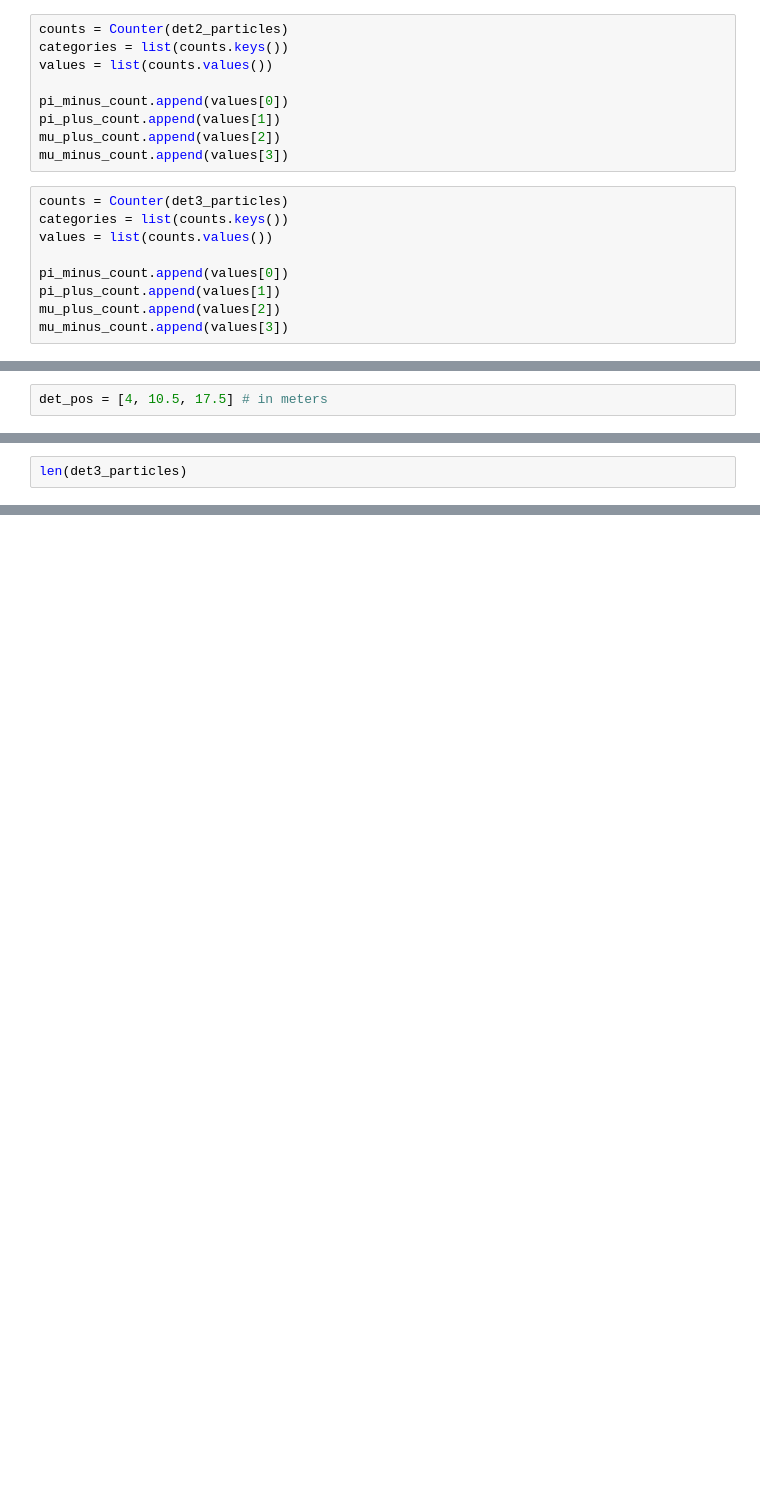
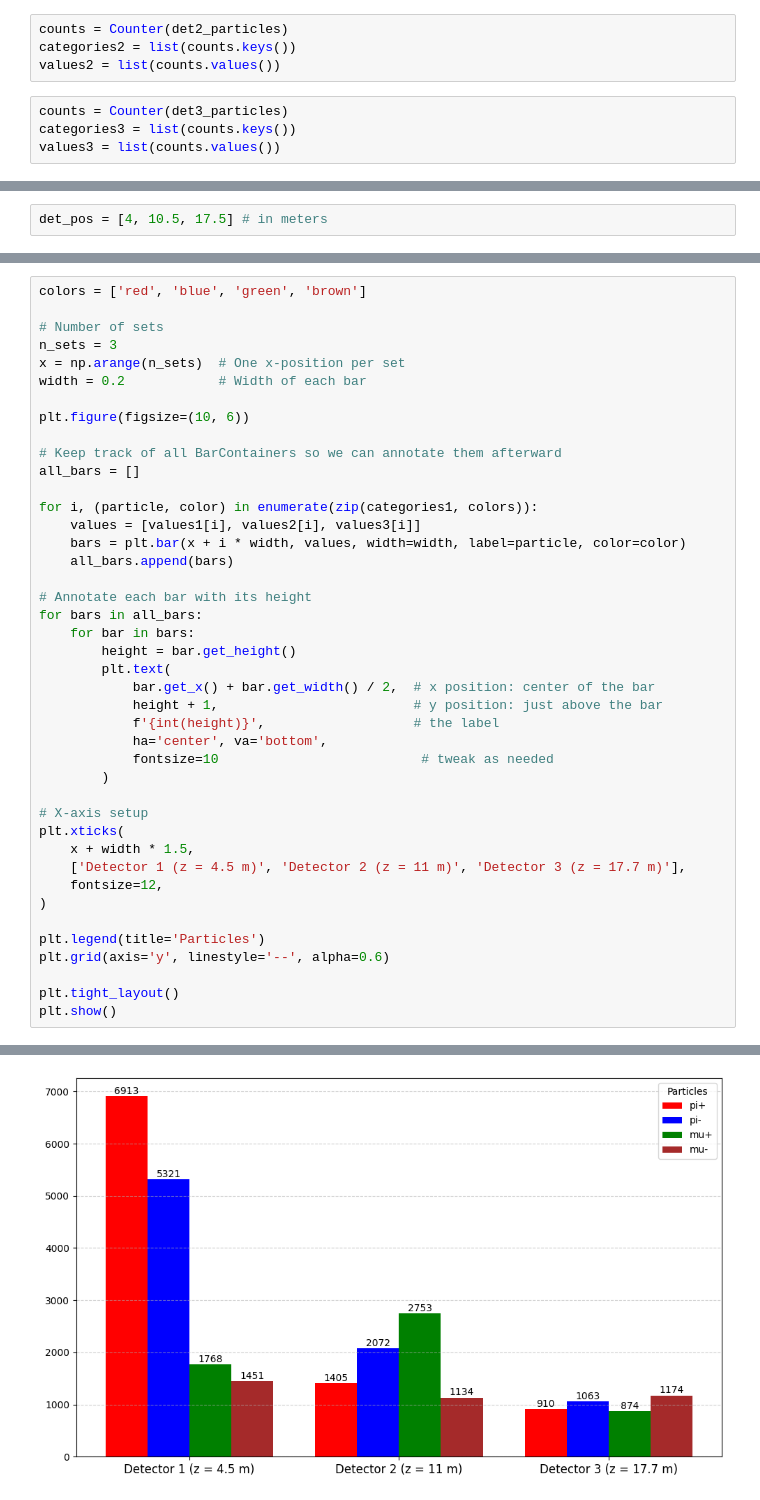
Before and after one commit to prateekraouw/Geant4_new_geo, a Jupyter notebook: build/plot.ipynb, the cells around one changed output, grey strips where cells are left out. Drawn from its saved outputs; the diff is of its cells as text; blank space fills up the shorter version.

```diff
--- a/build/plot.ipynb
+++ b/build/plot.ipynb
@@ -166,19 +174,9 @@ mu_minus_count.append(values[3])
 # %%
 counts = Counter(det2_particles)
-categories = list(counts.keys())
-values = list(counts.values())
-
-pi_minus_count.append(values[0])
-pi_plus_count.append(values[1])
-mu_plus_count.append(values[2])
-mu_minus_count.append(values[3])
+categories2 = list(counts.keys())
+values2 = list(counts.values())
 # %%
 counts = Counter(det3_particles)
-categories = list(counts.keys())
-values = list(counts.values())
-
-pi_minus_count.append(values[0])
-pi_plus_count.append(values[1])
-mu_plus_count.append(values[2])
-mu_minus_count.append(values[3])
+categories3 = list(counts.keys())
+values3 = list(counts.values())
 # %%
@@ -270,3 +246,43 @@ plt.show()
 # %%
-len(det3_particles)
+colors = ['red', 'blue', 'green', 'brown']
+
+# Number of sets
+n_sets = 3
+x = np.arange(n_sets)  # One x-position per set
+width = 0.2            # Width of each bar
+
+plt.figure(figsize=(10, 6))
+
+# Keep track of all BarContainers so we can annotate them afterward
+all_bars = []
+
+for i, (particle, color) in enumerate(zip(categories1, colors)):
+    values = [values1[i], values2[i], values3[i]]
+    bars = plt.bar(x + i * width, values, width=width, label=particle, color=color)
+    all_bars.append(bars)
+
+# Annotate each bar with its height
+for bars in all_bars:
+    for bar in bars:
+        height = bar.get_height()
+        plt.text(
+            bar.get_x() + bar.get_width() / 2,  # x position: center of the bar
+            height + 1,                         # y position: just above the bar
+            f'{int(height)}',                   # the label
+            ha='center', va='bottom',
+            fontsize=10                          # tweak as needed
+        )
+
+# X-axis setup
+plt.xticks(
+    x + width * 1.5,
+    ['Detector 1 (z = 4.5 m)', 'Detector 2 (z = 11 m)', 'Detector 3 (z = 17.7 m)'],
+    fontsize=12,
+)
+
+plt.legend(title='Particles')
+plt.grid(axis='y', linestyle='--', alpha=0.6)
+
+plt.tight_layout()
+plt.show()
 # %% [output]
@@ -273,0 +289 @@ len(det3_particles)
+[figure, added]
```
Also changed, not shown: parts of 34 cells of this notebook, 20 other files.
